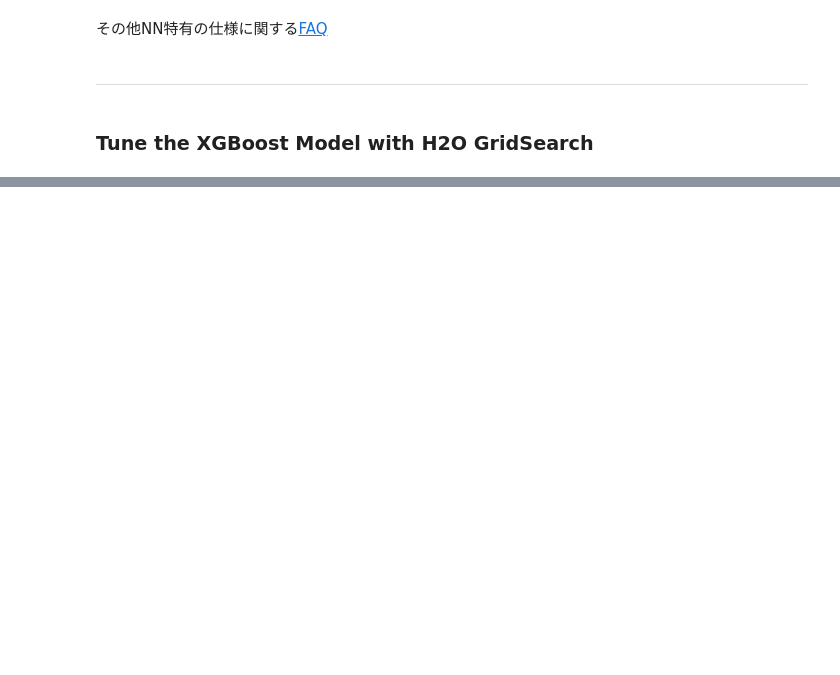
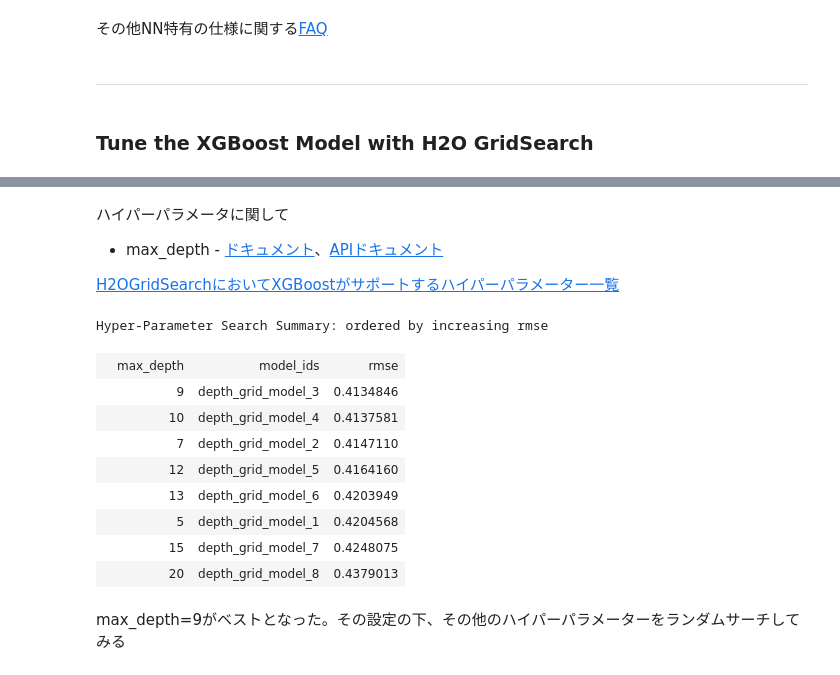
Before and after one commit to yukismd/H2O_3_Tutorial, a Jupyter notebook: python_api/H2O-3 Regression Tutorial.ipynb, the cells around one changed output, grey strips where cells are left out. Drawn from its saved outputs; the diff is of its cells as text; code cells hidden in the pictures; blank space fills up the shorter version.

```diff
--- a/python_api/H2O-3 Regression Tutorial.ipynb
+++ b/python_api/H2O-3 Regression Tutorial.ipynb
@@ -482,0 +485,19 @@ RMSE on valid data:  0.4612041005183944
+# %%
+xgb = H2OXGBoostEstimator(model_id='xgb', ntrees=100,
+                          stopping_rounds=5,  # default
+                          stopping_tolerance=1e-4,  # default
+                          stopping_metric = "rmse",  # default
+                          seed=42)
+
+hyper_params = {'max_depth' : [5,7,9,10,12,13,15,20]}
+
+grid_id = 'depth_grid'
+
+search_criteria = { "strategy":"Cartesian"}
+
+xgb_grid = H2OGridSearch(model=xgb,
+                         hyper_params=hyper_params,
+                         grid_id=grid_id,
+                         search_criteria=search_criteria)
+
+%time xgb_grid.train(x=x, y=y, training_frame=train, validation_frame = valid)
@@ -482,0 +508,21 @@ RMSE on valid data:  0.4612041005183944
+# %% [markdown]
+ハイパーパラメータに関して
+- max_depth - [ドキュメント](https://docs.h2o.ai/h2o/latest-stable/h2o-docs/data-science/algo-params/max_depth.html)、[APIドキュメント](https://docs.h2o.ai/h2o/latest-stable/h2o-py/docs/modeling.html#h2o.estimators.xgboost.H2OXGBoostEstimator.max_depth)
+
+[H2OGridSearchにおいてXGBoostがサポートするハイパーパラメーター一覧](http://docs.h2o.ai/h2o/latest-stable/h2o-docs/grid-search.html#xgboost-hyperparameters)
+# %%
+#> 探索結果の表示（RMSE基準）
+xgb_grid.get_grid(sort_by='rmse',decreasing=False)
+# %% [output]
+Hyper-Parameter Search Summary: ordered by increasing rmse
+|  | max_depth | model_ids | rmse |
+|  | 9 | depth_grid_model_3 | 0.4134846 |
+|  | 10 | depth_grid_model_4 | 0.4137581 |
+|  | 7 | depth_grid_model_2 | 0.4147110 |
+|  | 12 | depth_grid_model_5 | 0.4164160 |
+|  | 13 | depth_grid_model_6 | 0.4203949 |
+|  | 5 | depth_grid_model_1 | 0.4204568 |
+|  | 15 | depth_grid_model_7 | 0.4248075 |
+|  | 20 | depth_grid_model_8 | 0.4379013 |
+# %% [markdown]
+max_depth=9がベストとなった。その設定の下、その他のハイパーパラメーターをランダムサーチしてみる
```
Also changed, not shown: parts of 36 cells of this notebook, 2 other files.
